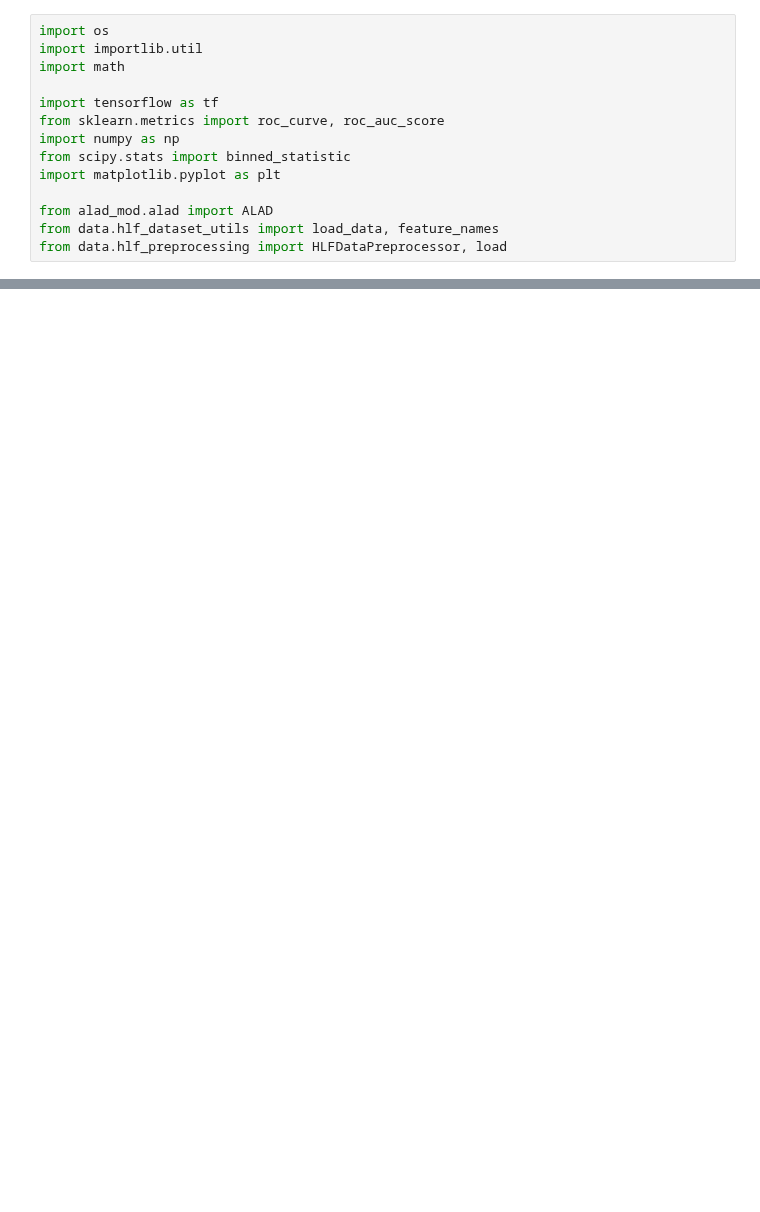
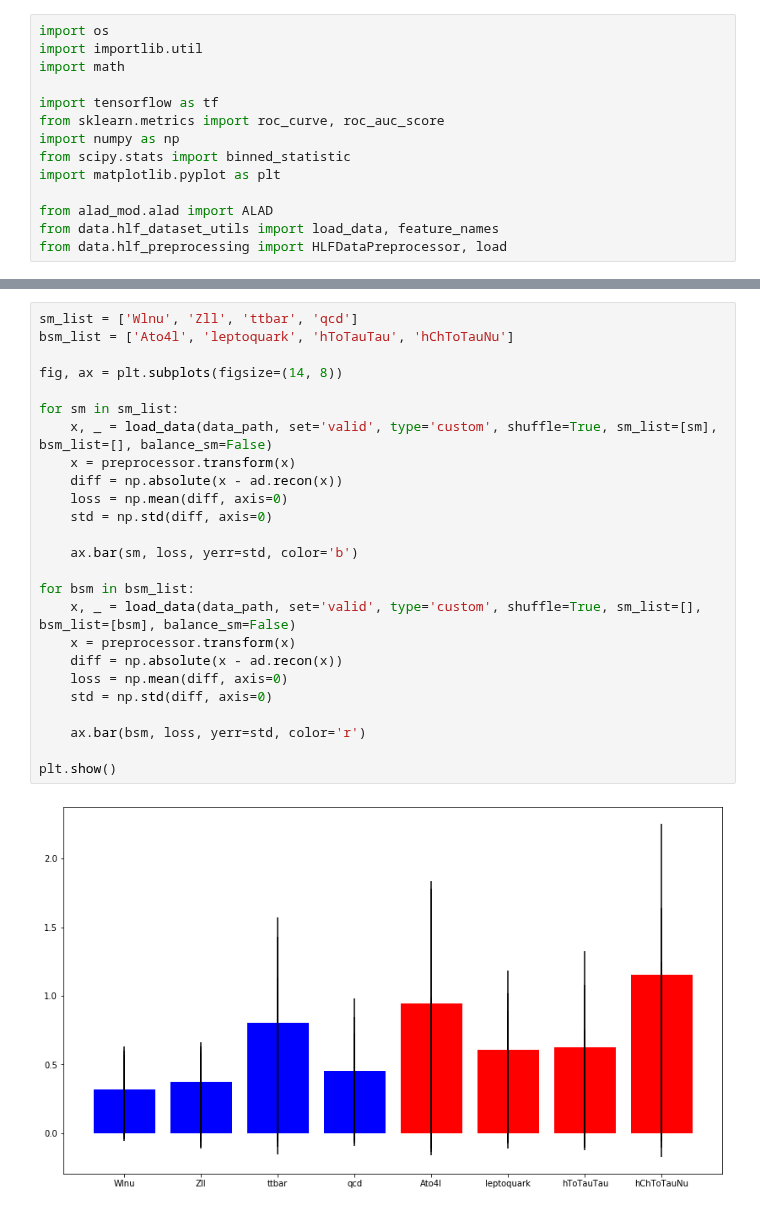
Before and after one commit to oliverkn/alad-for-lhc, a Jupyter notebook: alad_mod/reconstruction_pdf.ipynb, the cells around one changed output, grey strips where cells are left out. Saved outputs shown, nothing was run; the diff lists cells and outputs as text; blank space fills up the shorter version.

```diff
--- a/alad_mod/reconstruction_pdf.ipynb
+++ b/alad_mod/reconstruction_pdf.ipynb
@@ -73,3 +73,30 @@ running data preprocessor
+# %%
+sm_list = ['Wlnu', 'Zll', 'ttbar', 'qcd']
+bsm_list = ['Ato4l', 'leptoquark', 'hToTauTau', 'hChToTauNu']
+
+fig, ax = plt.subplots(figsize=(14, 8))
+
+for sm in sm_list:
+    x, _ = load_data(data_path, set='valid', type='custom', shuffle=True, sm_list=[sm], bsm_list=[], balance_sm=False)
+    x = preprocessor.transform(x)
+    diff = np.absolute(x - ad.recon(x))
+    loss = np.mean(diff, axis=0)
+    std = np.std(diff, axis=0)
+
+    ax.bar(sm, loss, yerr=std, color='b')
+
+for bsm in bsm_list:
+    x, _ = load_data(data_path, set='valid', type='custom', shuffle=True, sm_list=[], bsm_list=[bsm], balance_sm=False)
+    x = preprocessor.transform(x)
+    diff = np.absolute(x - ad.recon(x))
+    loss = np.mean(diff, axis=0)
+    std = np.std(diff, axis=0)
+
+    ax.bar(bsm, loss, yerr=std, color='r')
+
+plt.show()
+# %% [output]
+[figure, added]
 # %%
 max_samples = 500_000
 std_scaling = 0.3
```
Also changed, not shown: parts of 5 cells of this notebook, 3 other files.
